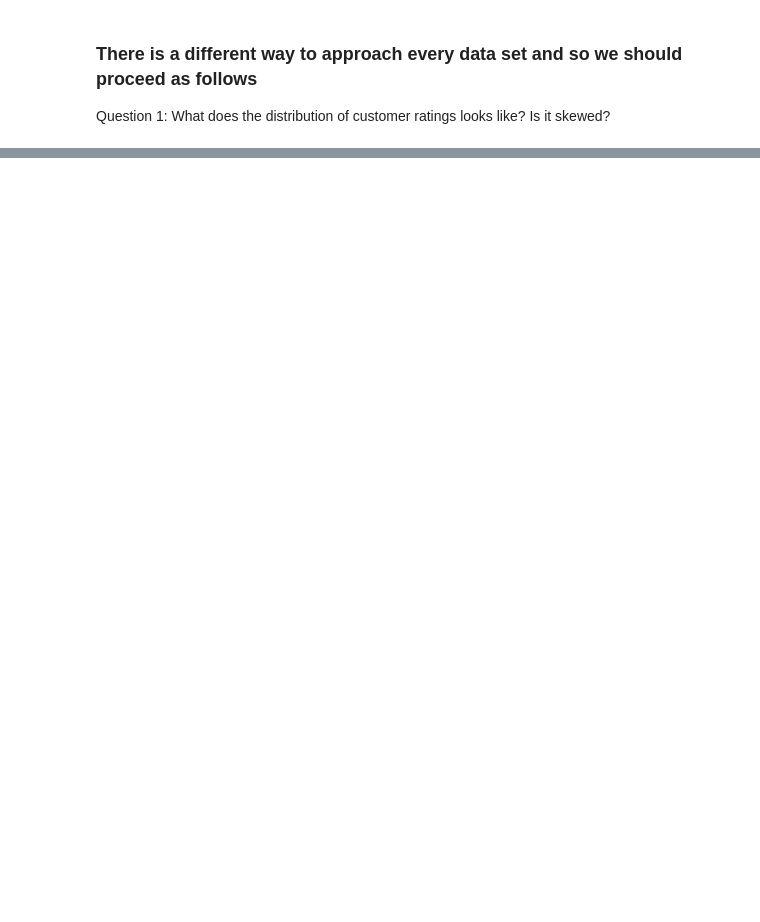
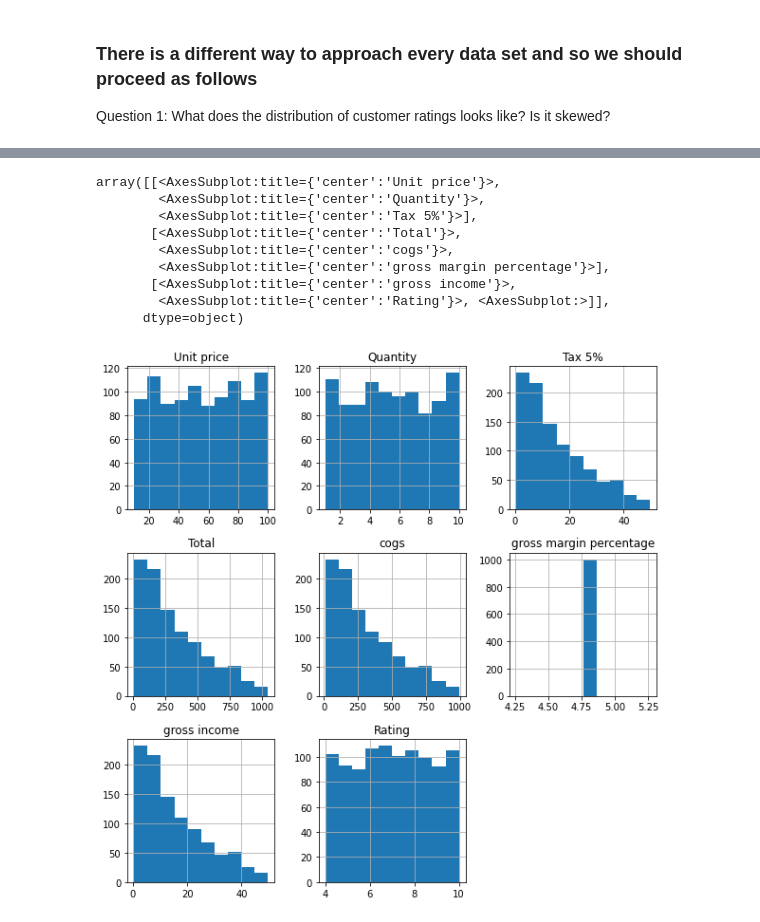
Before and after one commit to abhinavmehra4/EDA-Project-1, a Jupyter notebook: Project.ipynb, the cells around one changed output, grey strips where cells are left out. Saved outputs shown, nothing was run; the diff lists cells and outputs as text; code cells hidden in the pictures; blank space fills up the shorter version.

```diff
--- a/Project.ipynb
+++ b/Project.ipynb
@@ -203,0 +226,16 @@ plt.axvline(x=np.percentile(df['Rating'],25),c='green',ls="--") #25 percentile/
+# %%
+df.hist(figsize=(10,10))
+
+#divisions of 10 on the x-axis were made.
+#where exactly data is concentrated. between which ranges
+# %% [output]
+array([[<AxesSubplot:title={'center':'Unit price'}>,
+        <AxesSubplot:title={'center':'Quantity'}>,
+        <AxesSubplot:title={'center':'Tax 5%'}>],
+       [<AxesSubplot:title={'center':'Total'}>,
+        <AxesSubplot:title={'center':'cogs'}>,
+        <AxesSubplot:title={'center':'gross margin percentage'}>],
+       [<AxesSubplot:title={'center':'gross income'}>,
+        <AxesSubplot:title={'center':'Rating'}>, <AxesSubplot:>]],
+      dtype=object)
+[figure, added]
```
Also changed, not shown: parts of 23 cells of this notebook.
